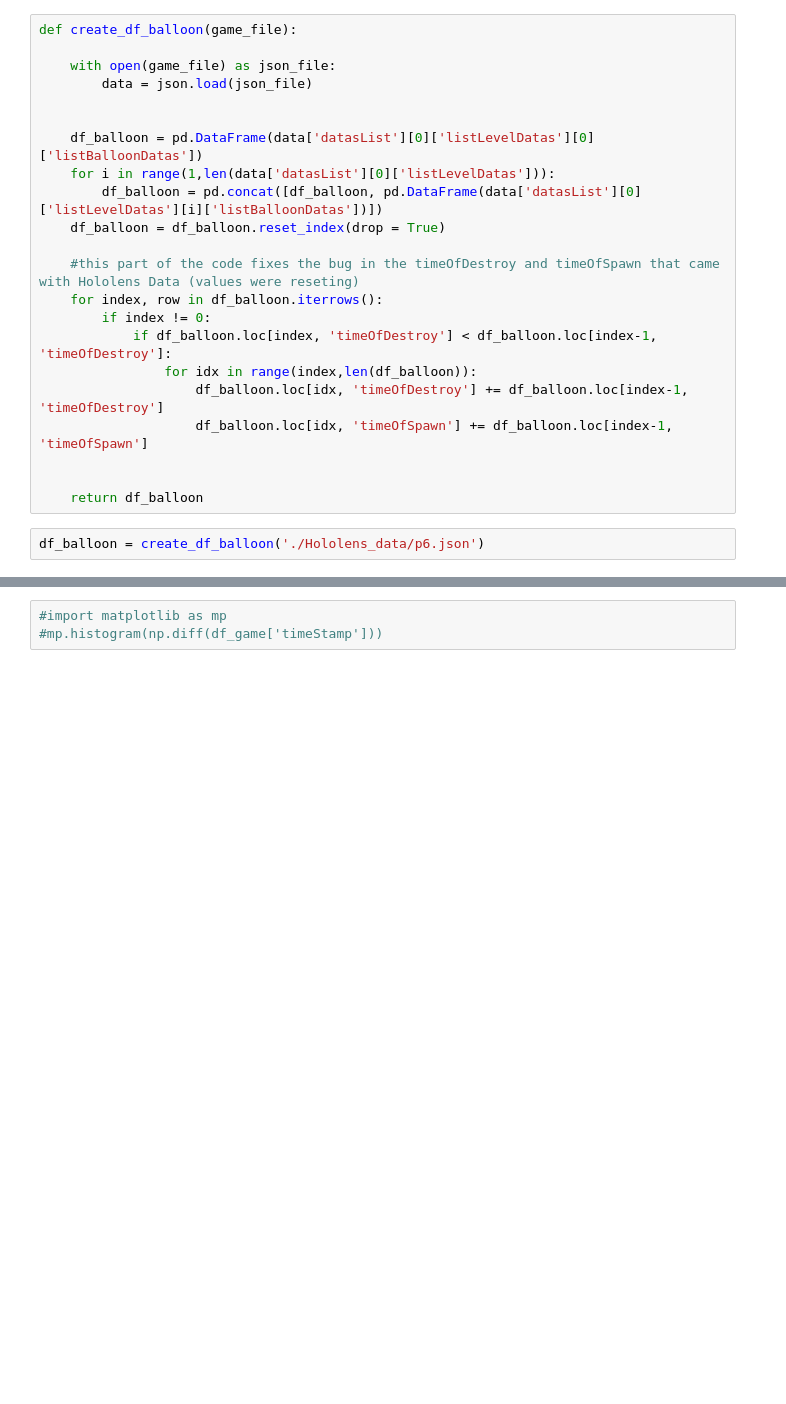
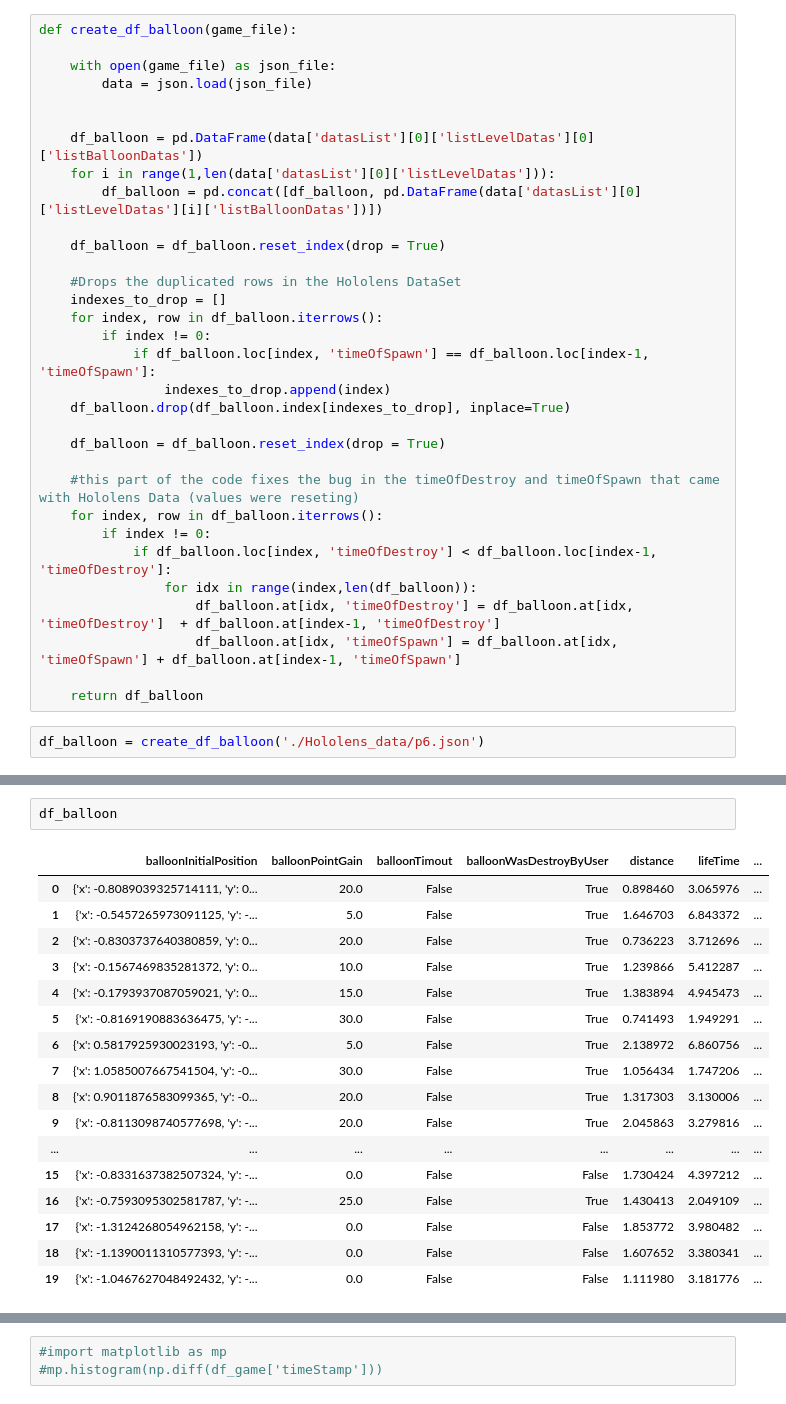
Before and after one commit to nadirlarhdir/Kate, a Jupyter notebook: Hololens_project/Data Parsing - Copie.ipynb, the cells around one changed output, grey strips where cells are left out. Saved outputs shown, nothing was run; the diff lists cells and outputs as text; blank space fills up the shorter version.

```diff
--- a/Hololens_project/Data Parsing - Copie.ipynb
+++ b/Hololens_project/Data Parsing - Copie.ipynb
@@ -61,6 +72,17 @@ def create_df_balloon(game_file):
     df_balloon = pd.DataFrame(data['datasList'][0]['listLevelDatas'][0]['listBalloonDatas'])
     for i in range(1,len(data['datasList'][0]['listLevelDatas'])):
         df_balloon = pd.concat([df_balloon, pd.DataFrame(data['datasList'][0]['listLevelDatas'][i]['listBalloonDatas'])])
+
+    df_balloon = df_balloon.reset_index(drop = True)
+
+    #Drops the duplicated rows in the Hololens DataSet
+    indexes_to_drop = []
+    for index, row in df_balloon.iterrows():
+        if index != 0:
+            if df_balloon.loc[index, 'timeOfSpawn'] == df_balloon.loc[index-1, 'timeOfSpawn']:
+                indexes_to_drop.append(index)
+    df_balloon.drop(df_balloon.index[indexes_to_drop], inplace=True)
+
     df_balloon = df_balloon.reset_index(drop = True)
 
     #this part of the code fixes the bug in the timeOfDestroy and timeOfSpawn that came with Hololens Data (values were reseting)
@@ -68,9 +90,8 @@ def create_df_balloon(game_file):
         if index != 0:
             if df_balloon.loc[index, 'timeOfDestroy'] < df_balloon.loc[index-1, 'timeOfDestroy']:
                 for idx in range(index,len(df_balloon)):
-                    df_balloon.loc[idx, 'timeOfDestroy'] += df_balloon.loc[index-1, 'timeOfDestroy']
-                    df_balloon.loc[idx, 'timeOfSpawn'] += df_balloon.loc[index-1, 'timeOfSpawn']
-
+                    df_balloon.at[idx, 'timeOfDestroy'] = df_balloon.at[idx, 'timeOfDestroy']  + df_balloon.at[index-1, 'timeOfDestroy']
+                    df_balloon.at[idx, 'timeOfSpawn'] = df_balloon.at[idx, 'timeOfSpawn'] + df_balloon.at[index-1, 'timeOfSpawn']
 
     return df_balloon
 # %%
@@ -81,0 +101,20 @@ df_game.to_csv('tst.csv')
+# %%
+df_balloon
+# %% [output]
+|  | balloonInitialPosition | balloonPointGain | balloonTimout | balloonWasDestroyByUser | distance | lifeTime | ... |
+| 0 | {'x': -0.8089039325714111, 'y': 0... | 20.0 | False | True | 0.898460 | 3.065976 | ... |
+| 1 | {'x': -0.5457265973091125, 'y': -... | 5.0 | False | True | 1.646703 | 6.843372 | ... |
+| 2 | {'x': -0.8303737640380859, 'y': 0... | 20.0 | False | True | 0.736223 | 3.712696 | ... |
+| 3 | {'x': -0.1567469835281372, 'y': 0... | 10.0 | False | True | 1.239866 | 5.412287 | ... |
+| 4 | {'x': -0.1793937087059021, 'y': 0... | 15.0 | False | True | 1.383894 | 4.945473 | ... |
+| 5 | {'x': -0.8169190883636475, 'y': -... | 30.0 | False | True | 0.741493 | 1.949291 | ... |
+| 6 | {'x': 0.5817925930023193, 'y': -0... | 5.0 | False | True | 2.138972 | 6.860756 | ... |
+| 7 | {'x': 1.0585007667541504, 'y': -0... | 30.0 | False | True | 1.056434 | 1.747206 | ... |
+| 8 | {'x': 0.9011876583099365, 'y': -0... | 20.0 | False | True | 1.317303 | 3.130006 | ... |
+| 9 | {'x': -0.8113098740577698, 'y': -... | 20.0 | False | True | 2.045863 | 3.279816 | ... |
+| ... | ... | ... | ... | ... | ... | ... | ... |
+| 15 | {'x': -0.8331637382507324, 'y': -... | 0.0 | False | False | 1.730424 | 4.397212 | ... |
+| 16 | {'x': -0.7593095302581787, 'y': -... | 25.0 | False | True | 1.430413 | 2.049109 | ... |
+| 17 | {'x': -1.3124268054962158, 'y': -... | 0.0 | False | False | 1.853772 | 3.980482 | ... |
+| 18 | {'x': -1.1390011310577393, 'y': -... | 0.0 | False | False | 1.607652 | 3.380341 | ... |
+| 19 | {'x': -1.0467627048492432, 'y': -... | 0.0 | False | False | 1.111980 | 3.181776 | ... |
```
Also changed, not shown: parts of 14 cells of this notebook, 14 other files.
